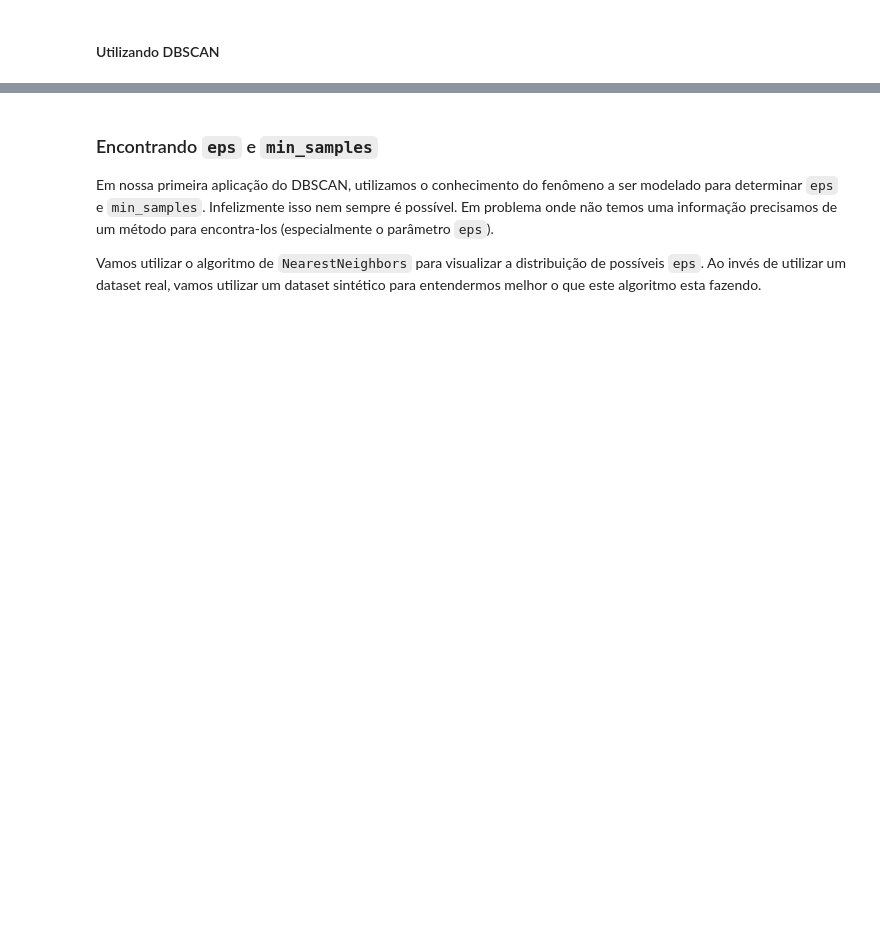
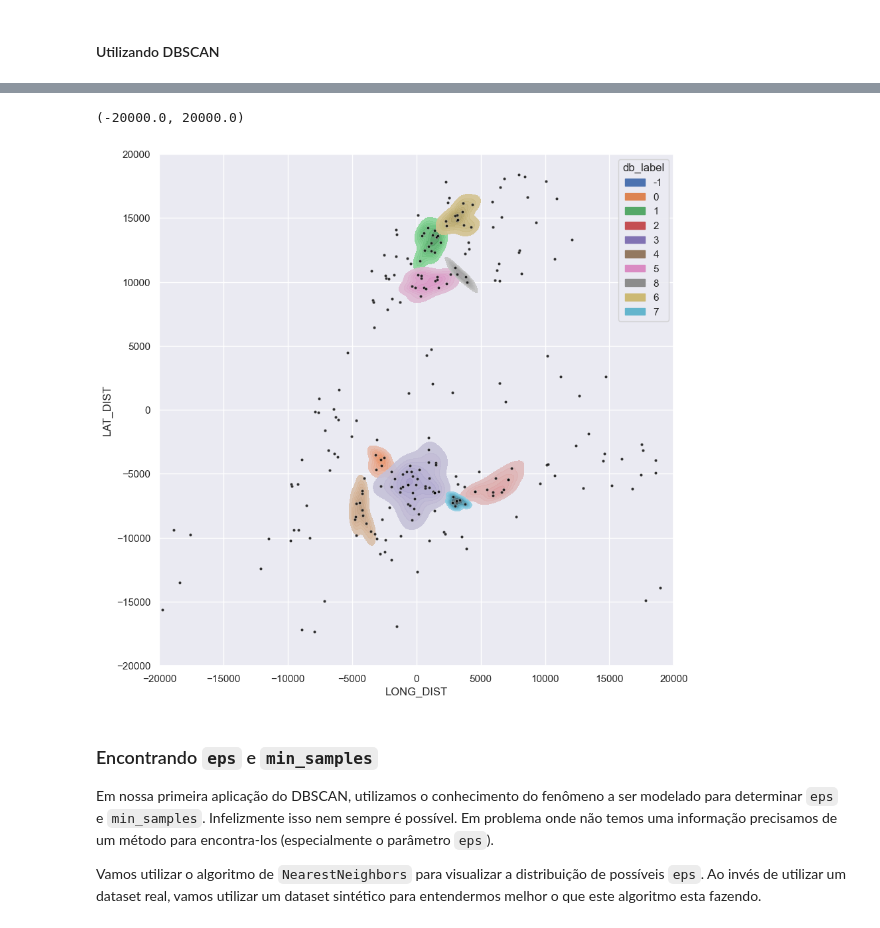
Before and after one commit to sadguilherme/99_PT_JAN2023, a Jupyter notebook: aulas/20230525 Algoritmos Não-Supervisionados II.ipynb, the cells around one changed output, grey strips where cells are left out. Saved outputs shown, nothing was run; the diff lists cells and outputs as text; code cells hidden in the pictures; blank space fills up the shorter version.

```diff
--- a/aulas/20230525 Algoritmos Não-Supervisionados II.ipynb
+++ b/aulas/20230525 Algoritmos Não-Supervisionados II.ipynb
@@ -205,20 +363,23 @@ tb_murder["db_label"].value_counts()
 # %%
 fig, ax = plt.subplots(figsize=(10, 10))
 sns.scatterplot(
-    data=tb_murder, y="LAT_DIST", x="LONG_DIST", ax=ax, color="black", s=10, alpha=0.8
+    data=tb_murder, y="LAT_DIST", x="LONG_DIST", ax=ax, color="black", s=10, alpha=0.8, zorder = 2
 )
 sns.kdeplot(
     data=tb_murder[tb_murder["db_label"] != -1],
     y="LAT_DIST",
     x="LONG_DIST",
     hue="db_label",
     alpha=0.9,
     fill=True,
     ax=ax,
-    zorder=2,
+    zorder=1,
 )
 ax.set_ylim(-20000, 20000)
 ax.set_xlim(-20000, 20000)
+# %% [output]
+(-20000.0, 20000.0)
+[figure, added]
 # %% [markdown]
 ### Encontrando `eps` e `min_samples`
 
```
Also changed, not shown: parts of 33 cells of this notebook, 1 other file.
